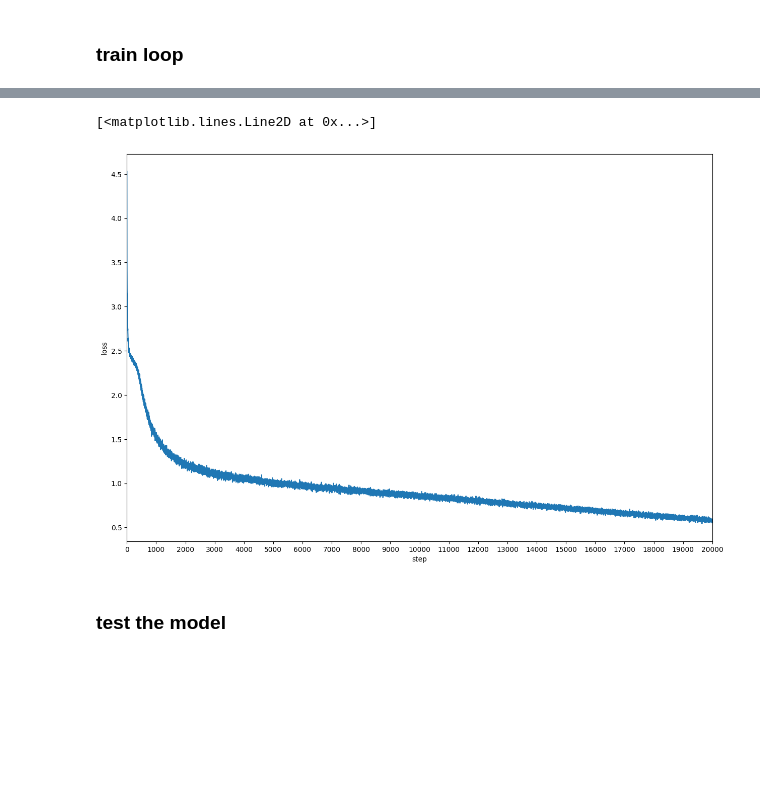
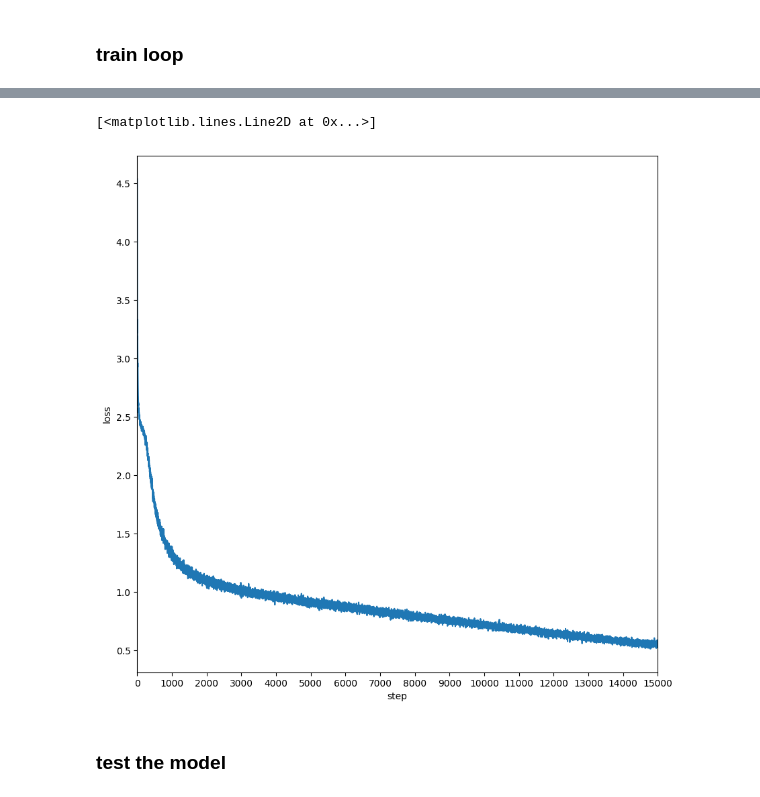
Before and after one commit to okarthikb/GPT-einops, a Jupyter notebook: gpt.ipynb, the cells around one changed output, grey strips where cells are left out. Saved outputs shown, nothing was run; the diff lists cells and outputs as text; code cells hidden in the pictures; blank space fills up the shorter version.

```diff
--- a/gpt.ipynb
+++ b/gpt.ipynb
@@ -140,9 +158,9 @@ nl = 8
 l = 256
 v = len(vocab)
 batch_size = 64
-steps = 20000
+steps = 15000
 interval = 100
-lr = 1e-4
+lr = 2e-4
 
 if torch.cuda.is_available():
   device = 'cuda'
@@ -160,7 +177,7 @@ size of the model: 12625952 parameters
 # %% [markdown]
 ### train loop
 # %%
-wandb.init('Harry Potter GPT')
+wandb.init(project='Harry Potter GPT')
 
 losses = []
 scaler = GradScaler()
@@ -177,7 +194,7 @@ for i in range(1, steps + 1):
     print(f'loss: {avg_loss}\tstep: {i}\ttime: {time() - s}s')
     s = time()
   # training step
-  scaler.scale(loss).backward`()
+  scaler.scale(loss).backward()
   scaler.step(optimizer)
   scaler.update()
   optimizer.zero_grad()
@@ -219,13 +236,13 @@ Find logs at: ./wandb/run-20230129_193930-fwkwf5c6/logs
 # %%
-fig = plt.figure(figsize=(15, 10))
+fig = plt.figure(figsize=(10, 10))
 plt.xlabel('step')
 plt.ylabel('loss')
 plt.xlim(0, steps)
 plt.xticks(list(range(0, steps + 1000, 1000)))
 plt.plot(list(range(steps)), losses)
 # %% [output]
 [<matplotlib.lines.Line2D at 0x...>]
-[figure, old version]
+[figure, new version]
 # %% [markdown]
 ### test the model
 # %%
```
Also changed, not shown: parts of 9 cells of this notebook.
